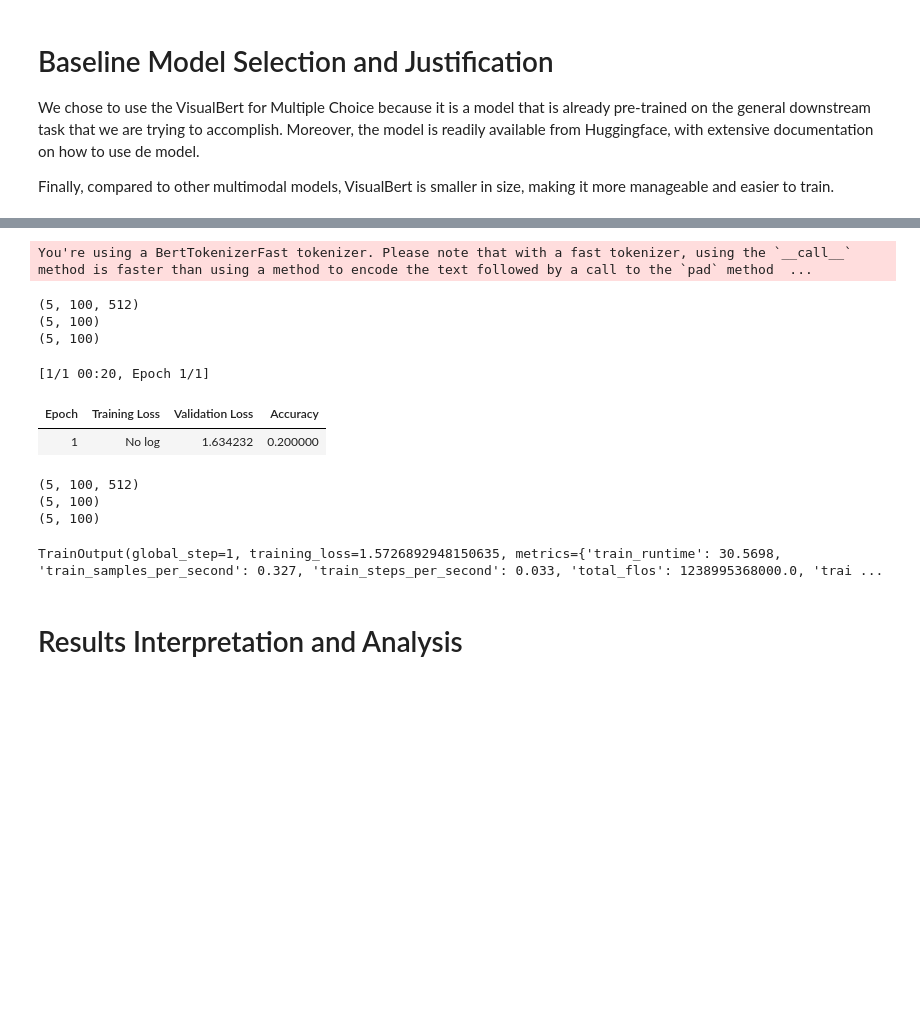
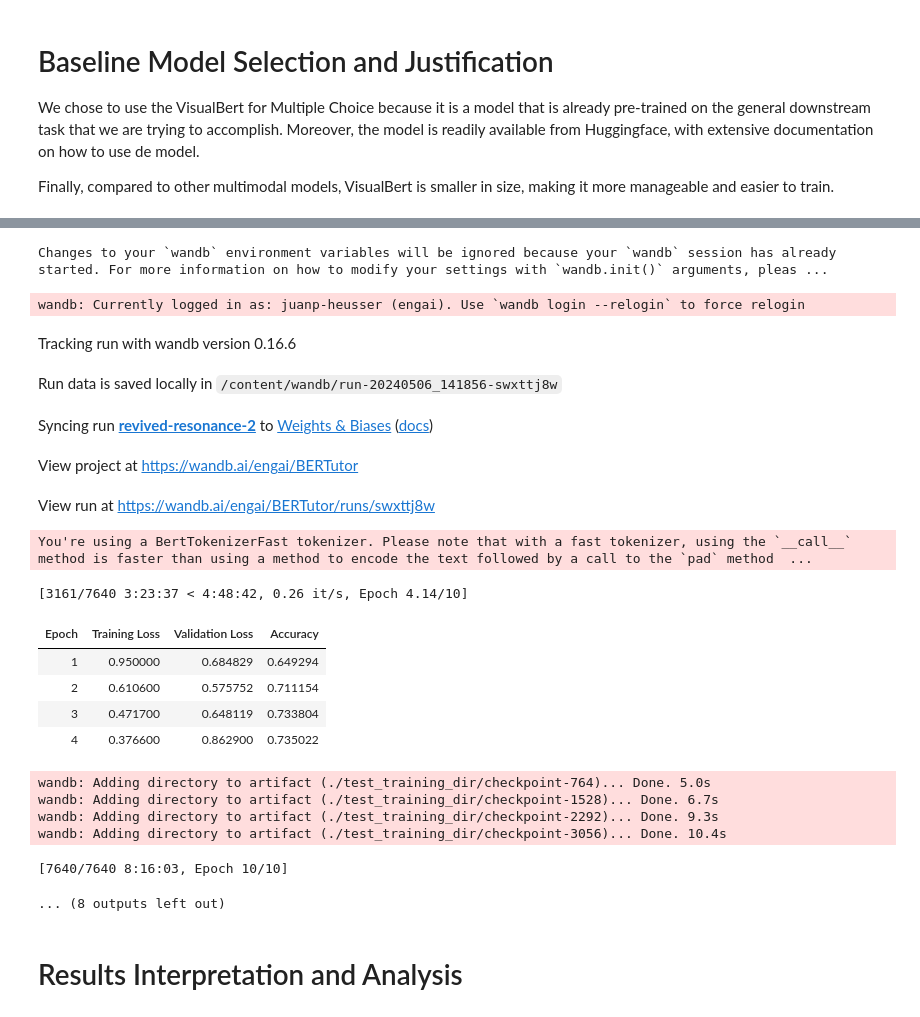
Before and after one commit to juanpheusser/BERTutor-AC209b, a Jupyter notebook: Milestone_4_BERTutor.ipynb, the cells around one changed output, grey strips where cells are left out. Drawn from its saved outputs; the diff is of its cells as text; code cells hidden in the pictures; blank space fills up the shorter version.

Commit message:
Ran model training

```diff
--- a/Milestone_4_BERTutor.ipynb
+++ b/Milestone_4_BERTutor.ipynb
@@ -517,11 +570,12 @@ shape '[-1, 1000, 512]' is invalid for input of size 5043200
 # %% [markdown]
 ## Add Embeddings to Dataset
 # %%
-FILEPATH = 'drive/MyDrive/visual_embeds/'
+FILEPATH = './visual_embeds/'
 
-def get_visual_embeds_indices(prefix):
+def get_visual_embeds_indices(prefix, directory):
 
-  files = os.listdir(FILEPATH)
+  directory_path = os.path.join(FILEPATH, directory)
+  files = os.listdir(directory_path)
   indices = []
 
   for filename in files:
@@ -533,12 +587,12 @@ def get_visual_embeds_indices(prefix):
   return indices
 
 def get_visual_embeds_indices_train():
-  return get_visual_embeds_indices("visual_embeds_train")
+  return get_visual_embeds_indices("visual_embeds_train_", "train")
 
 def get_visual_embeds_indices_test():
-  return get_visual_embeds_indices("visual_embeds_test_")
+  return get_visual_embeds_indices("visual_embeds_test_", "test")
 
 def get_visual_embeds_indices_validation():
-  return get_visual_embeds_indices("visual_embeds_validation_")
+  return get_visual_embeds_indices("visual_embeds_validation_", "validation")
 # %%
 # Adds 'train' to the visual_embeds_xxxx.pt file name
@@ -585,13 +636,13 @@ filtered_tokenized_test = tokenized_dataset['test'].filter(filter_test)
 # %%
 # Load embeddings from disk and into the dataset
 
-def add_visual_embeddings_for_batch(rows, file_prefix):
+def add_visual_embeddings_for_batch(rows, file_prefix, directory):
     batch_idx = rows['embedding_batch'][0]
     for batch_idx_2 in rows['embedding_batch']:
       if batch_idx != batch_idx_2:
         print('Error: misaligned batches')
         return
-    filepath=FILEPATH + file_prefix + str(batch_idx) + '.pt'
+    filepath = os.path.join(FILEPATH, directory, file_prefix + str(batch_idx) + '.pt')
     loaded_embeds = torch.load(filepath, map_location=torch.device('cpu'))
     visual_embeds = [[tensor.detach().numpy().tolist()] * MAX_CHOICES for tensor in loaded_embeds]
     visual_attention_mask = [[torch.ones(tensor.detach().numpy().shape[:-1], dtype=torch.long).tolist()] * MAX_CHOICES for tensor in loaded_embeds]
@@ -600,13 +651,13 @@ def add_visual_embeddings_for_batch(rows, file_prefix):
     return {'visual_embeds' : visual_embeds, 'visual_attention_mask' : visual_attention_mask, 'visual_token_type_ids' : visual_token_type_ids }
 
 def add_visual_embeddings_for_train_batch(rows):
-  return add_visual_embeddings_for_batch(rows, "visual_embeds_train_")
+  return add_visual_embeddings_for_batch(rows, "visual_embeds_train_", "train")
 
 def add_visual_embeddings_for_validation_batch(rows):
-  return add_visual_embeddings_for_batch(rows, 'visual_embeds_validation_')
+  return add_visual_embeddings_for_batch(rows, 'visual_embeds_validation_', "validation")
 
 def add_visual_embeddings_for_test_batch(rows):
-  return add_visual_embeddings_for_batch(rows, 'visual_embeds_test_')
+  return add_visual_embeddings_for_batch(rows, 'visual_embeds_test_', "test")
 
 tokenized_visual_train = filtered_tokenized_train.map(add_visual_embeddings_for_train_batch, batched=True, batch_size=batch_size)
 tokenized_visual_validation = filtered_tokenized_validation.map(add_visual_embeddings_for_validation_batch, batched=True, batch_size=batch_size)
@@ -798,41 +861,52 @@ def compute_metrics(eval_pred):
 # %%
 from transformers import TrainingArguments, Trainer
 
 training_args = TrainingArguments(
     output_dir="test_training_dir",
     evaluation_strategy="epoch",
     save_strategy="epoch",
+    report_to="wandb",
     load_best_model_at_end=False,
-    learning_rate=5e-5,
+    learning_rate=4e-5,
     per_device_train_batch_size=16,
     per_device_eval_batch_size=16,
-    num_train_epochs=1,
+    num_train_epochs=10,
     weight_decay=0.01,
 )
 
 trainer = Trainer(
     model=vqa_model,
     args=training_args,
-    train_dataset=tokenized_visual_train.take(10),
-    eval_dataset=tokenized_visual_validation.take(10),
+    train_dataset=tokenized_visual_train,
+    eval_dataset=tokenized_visual_validation,
     tokenizer=tokenizer,
     data_collator=DataCollatorForMultipleChoice(tokenizer=tokenizer),
     compute_metrics=compute_metrics,
 )
 
 trainer.train()
+wandb.finish()
 # %% [output]
-You're using a BertTokenizerFast tokenizer. Please note that with a fast tokenizer, using the `__call__` method is faster than using a method to encode the text followed by a call to the `pad` method  ...
+Changes to your `wandb` environment variables will be ignored because your `wandb` session has already started. For more information on how to modify your settings with `wandb.init()` arguments, pleas ...
-(5, 100, 512)
-(5, 100)
-(5, 100)
+wandb: Currently logged in as: juanp-heusser (engai). Use `wandb login --relogin` to force relogin
+Tracking run with wandb version 0.16.6
+Run data is saved locally in /content/wandb/run-20240506_141856-swxttj8w
+Syncing run revived-resonance-2 to Weights & Biases (docs)
+View project at https://wandb.ai/engai/BERTutor
+View run at https://wandb.ai/engai/BERTutor/runs/swxttj8w
-[1/1 00:20, Epoch 1/1]
+You're using a BertTokenizerFast tokenizer. Please note that with a fast tokenizer, using the `__call__` method is faster than using a method to encode the text followed by a call to the `pad` method  ...
+[3161/7640 3:23:37 < 4:48:42, 0.26 it/s, Epoch 4.14/10]
 | Epoch | Training Loss | Validation Loss | Accuracy |
-| 1 | No log | 1.634232 | 0.200000 |
+| 1 | 0.950000 | 0.684829 | 0.649294 |
+| 2 | 0.610600 | 0.575752 | 0.711154 |
+| 3 | 0.471700 | 0.648119 | 0.733804 |
+| 4 | 0.376600 | 0.862900 | 0.735022 |
-(5, 100, 512)
-(5, 100)
-(5, 100)
-TrainOutput(global_step=1, training_loss=1.5726892948150635, metrics={'train_runtime': 30.5698, 'train_samples_per_second': 0.327, 'train_steps_per_second': 0.033, 'total_flos': 1238995368000.0, 'trai ...
+wandb: Adding directory to artifact (./test_training_dir/checkpoint-764)... Done. 5.0s
+wandb: Adding directory to artifact (./test_training_dir/checkpoint-1528)... Done. 6.7s
+wandb: Adding directory to artifact (./test_training_dir/checkpoint-2292)... Done. 9.3s
+wandb: Adding directory to artifact (./test_training_dir/checkpoint-3056)... Done. 10.4s
+[7640/7640 8:16:03, Epoch 10/10]
+... (8 outputs left out)
 # %% [markdown]
 # Results Interpretation and Analysis
 # %% [markdown]
```
Also changed, not shown: parts of 14 cells of this notebook.
